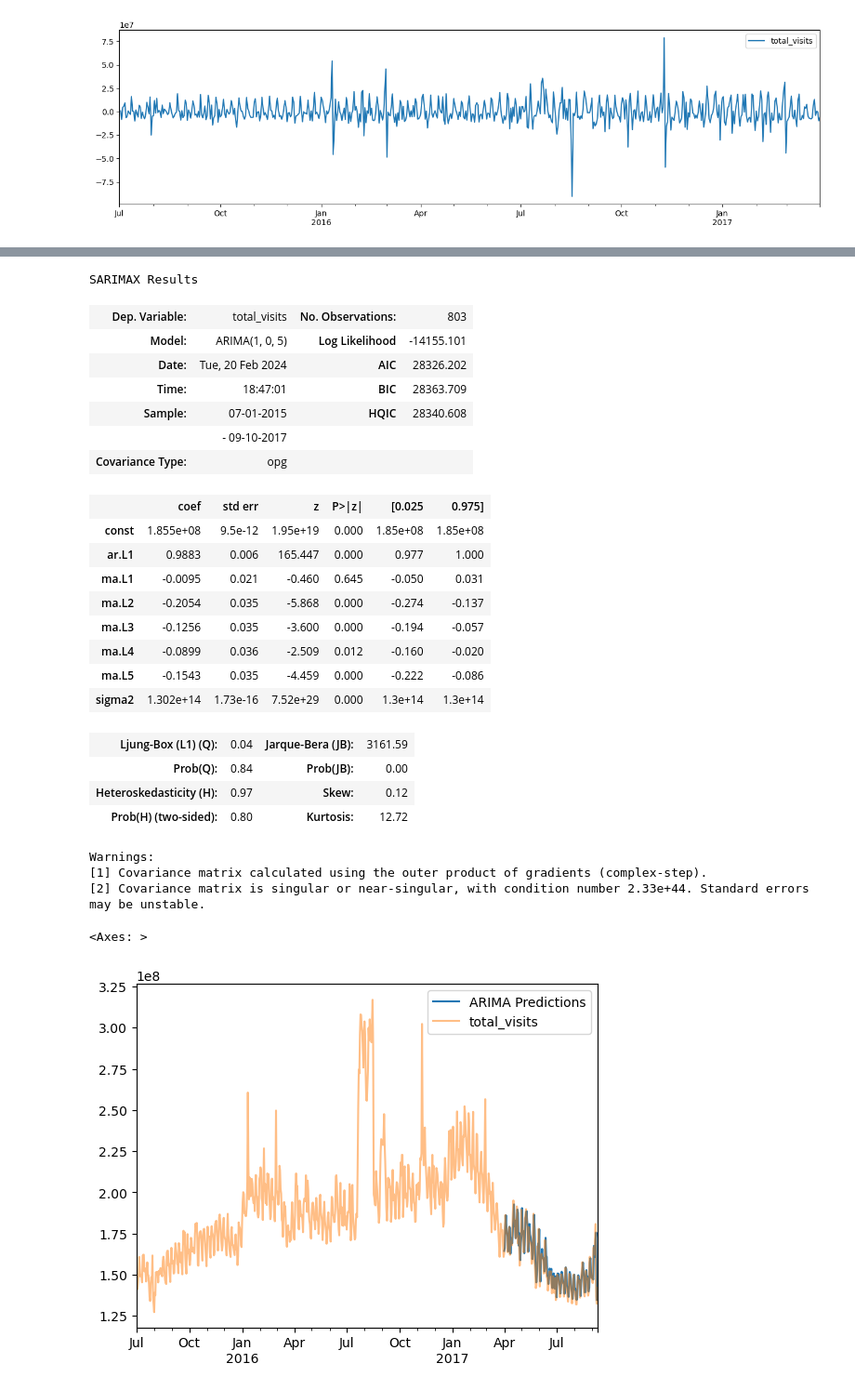
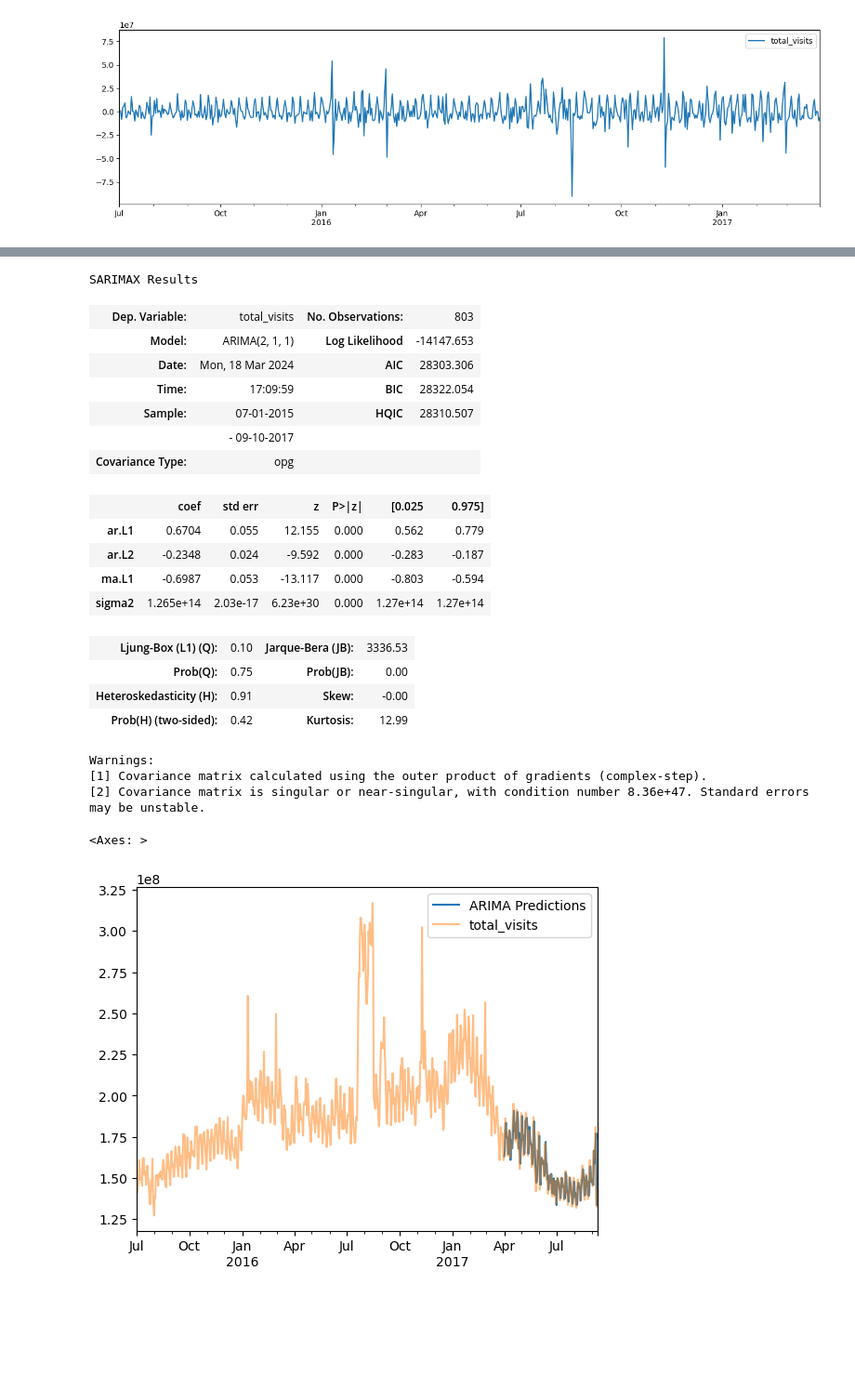
Before and after one commit to omarsultan/capstone, a Jupyter notebook: Capstone.ipynb, the cells around one changed output, grey strips where cells are left out. Shown at 93% size. Saved outputs shown, nothing was run; the diff lists cells and outputs as text; code cells hidden in the pictures; blank space fills up the shorter version.

```diff
--- a/Capstone.ipynb
+++ b/Capstone.ipynb
@@ -261,38 +261,35 @@ Total fit time: 1.153 seconds
 # %%
-model = ARIMA(df['total_visits'], order=(1,0,5))
+model = ARIMA(df['total_visits'], order=(2,1,1))
+
 model = model.fit()
 model.summary()
 # %% [output]
 SARIMAX Results
 | Dep. Variable: | total_visits | No. Observations: | 803 |
-| Model: | ARIMA(1, 0, 5) | Log Likelihood | -14155.101 |
-| Date: | Tue, 20 Feb 2024 | AIC | 28326.202 |
-| Time: | 18:47:01 | BIC | 28363.709 |
-| Sample: | 07-01-2015 | HQIC | 28340.608 |
+| Model: | ARIMA(2, 1, 1) | Log Likelihood | -14147.653 |
+| Date: | Mon, 18 Mar 2024 | AIC | 28303.306 |
+| Time: | 17:09:59 | BIC | 28322.054 |
+| Sample: | 07-01-2015 | HQIC | 28310.507 |
 |  | - 09-10-2017 |  |  |
 | Covariance Type: | opg |  |  |
 |  | coef | std err | z | P>|z| | [0.025 | 0.975] |
-| const | 1.855e+08 | 9.5e-12 | 1.95e+19 | 0.000 | 1.85e+08 | 1.85e+08 |
-| ar.L1 | 0.9883 | 0.006 | 165.447 | 0.000 | 0.977 | 1.000 |
-| ma.L1 | -0.0095 | 0.021 | -0.460 | 0.645 | -0.050 | 0.031 |
-| ma.L2 | -0.2054 | 0.035 | -5.868 | 0.000 | -0.274 | -0.137 |
-| ma.L3 | -0.1256 | 0.035 | -3.600 | 0.000 | -0.194 | -0.057 |
-| ma.L4 | -0.0899 | 0.036 | -2.509 | 0.012 | -0.160 | -0.020 |
-| ma.L5 | -0.1543 | 0.035 | -4.459 | 0.000 | -0.222 | -0.086 |
-| sigma2 | 1.302e+14 | 1.73e-16 | 7.52e+29 | 0.000 | 1.3e+14 | 1.3e+14 |
+| ar.L1 | 0.6704 | 0.055 | 12.155 | 0.000 | 0.562 | 0.779 |
+| ar.L2 | -0.2348 | 0.024 | -9.592 | 0.000 | -0.283 | -0.187 |
+| ma.L1 | -0.6987 | 0.053 | -13.117 | 0.000 | -0.803 | -0.594 |
+| sigma2 | 1.265e+14 | 2.03e-17 | 6.23e+30 | 0.000 | 1.27e+14 | 1.27e+14 |
-| Ljung-Box (L1) (Q): | 0.04 | Jarque-Bera (JB): | 3161.59 |
-| Prob(Q): | 0.84 | Prob(JB): | 0.00 |
-| Heteroskedasticity (H): | 0.97 | Skew: | 0.12 |
-| Prob(H) (two-sided): | 0.80 | Kurtosis: | 12.72 |
+| Ljung-Box (L1) (Q): | 0.10 | Jarque-Bera (JB): | 3336.53 |
+| Prob(Q): | 0.75 | Prob(JB): | 0.00 |
+| Heteroskedasticity (H): | 0.91 | Skew: | -0.00 |
+| Prob(H) (two-sided): | 0.42 | Kurtosis: | 12.99 |
 Warnings:
 [1] Covariance matrix calculated using the outer product of gradients (complex-step).
-[2] Covariance matrix is singular or near-singular, with condition number 2.33e+44. Standard errors may be unstable.
+[2] Covariance matrix is singular or near-singular, with condition number 8.36e+47. Standard errors may be unstable.
 # %%
 start = len(y_hist)
 end = start + len(y_future) - 1
-pred=model.predict(start=start,end=end,typ='levels').rename('ARIMA Predictions')
+pred=model.predict(start=start,end=end,type='levels').rename('ARIMA Predictions')
 pred.plot(legend=True)
 df['total_visits'].plot(legend=True, alpha=0.5)
 # %% [output]
 <Axes: >
-[figure, old version]
+[figure, new version]
```
Also changed, not shown: parts of 6 cells of this notebook.
